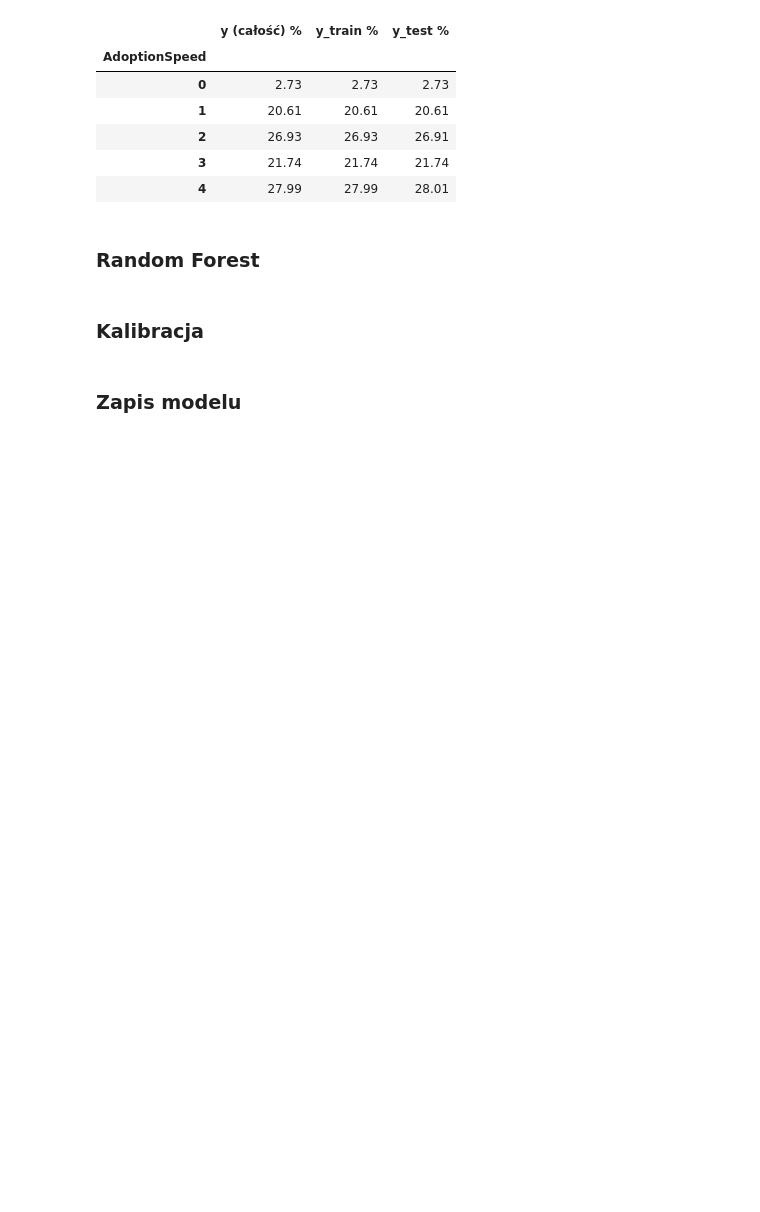
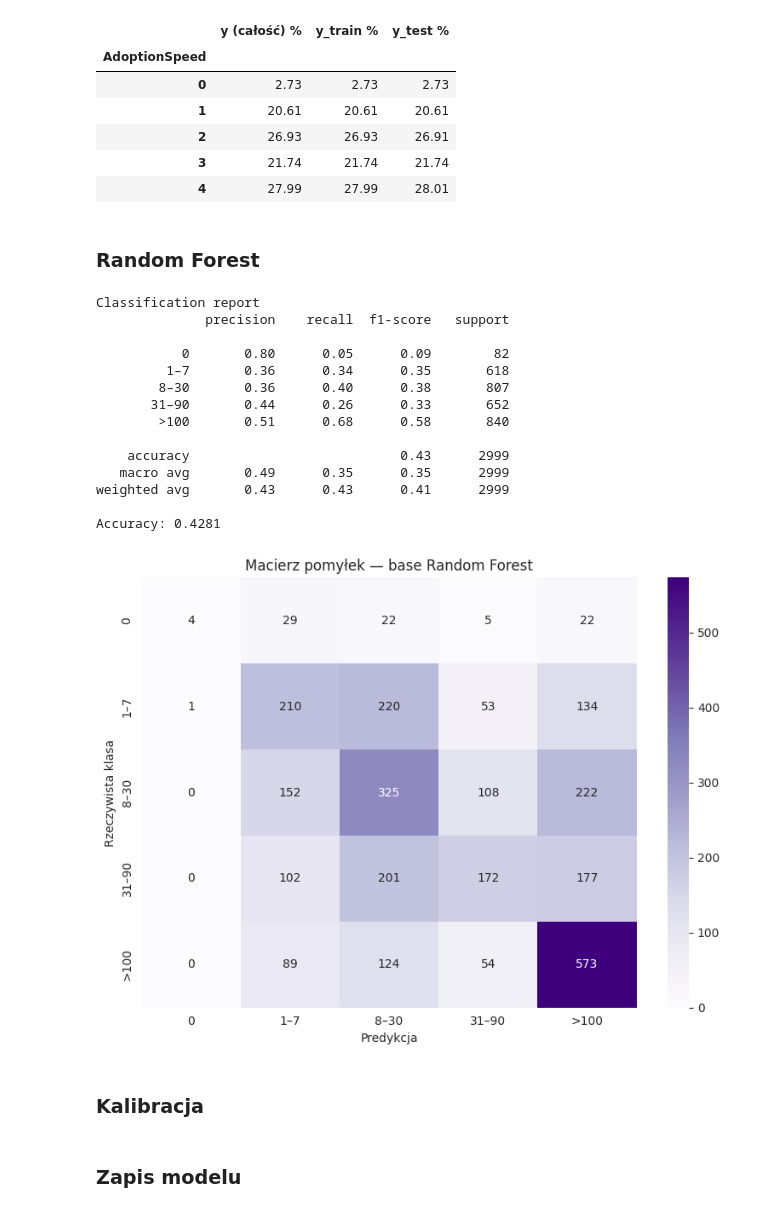
Before and after one commit to Carrie088/pet_adoption_ml, a Jupyter notebook: notebooks/03_random_forest.ipynb, the cells around one changed output. Cells and saved outputs as stored; diff of their text form; code cells hidden in the pictures; blank space fills up the shorter version.

Commit message:
Add Random Forest implementation and classification report

```diff
--- a/notebooks/03_random_forest.ipynb
+++ b/notebooks/03_random_forest.ipynb
@@ -104,6 +104,55 @@ Rozkład klas AdoptionSpeed (%):
 | 4 | 27.99 | 27.99 | 28.01 |
 # %% [markdown]
 ### Random Forest
+# %%
+rf_base = RandomForestClassifier(random_state=RANDOM_STATE)
+rf_base.fit(X_train, y_train)
+
+y_pred_base = rf_base.predict(X_test)
+
+acc_base = accuracy_score(y_test, y_pred_base)
+f1_base = f1_score(y_test, y_pred_base, average='macro')
+
+print('Classification report')
+print(classification_report(
+    y_test,
+    y_pred_base,
+    target_names=CLASS_NAMES,
+))
+print(f'Accuracy: {acc_base:.4f}')
+
+cm_base = confusion_matrix(y_test, y_pred_base, labels=CLASS_ORDER)
+
+plt.figure(figsize=(8, 6))
+sns.heatmap(
+    cm_base,
+    annot=True,
+    fmt='d',
+    cmap='Purples',
+    xticklabels=CLASS_NAMES,
+    yticklabels=CLASS_NAMES,
+)
+plt.title('Macierz pomyłek — base Random Forest')
+plt.xlabel('Predykcja')
+plt.ylabel('Rzeczywista klasa')
+plt.tight_layout()
+plt.show()
+# %% [output]
+Classification report
+              precision    recall  f1-score   support
+
+           0       0.80      0.05      0.09        82
+         1–7       0.36      0.34      0.35       618
+        8–30       0.36      0.40      0.38       807
+       31–90       0.44      0.26      0.33       652
+        >100       0.51      0.68      0.58       840
+
+    accuracy                           0.43      2999
+   macro avg       0.49      0.35      0.35      2999
+weighted avg       0.43      0.43      0.41      2999
+
+Accuracy: 0.4281
+[figure, added]
 # %% [markdown]
 ### Kalibracja
 # %% [markdown]
```
